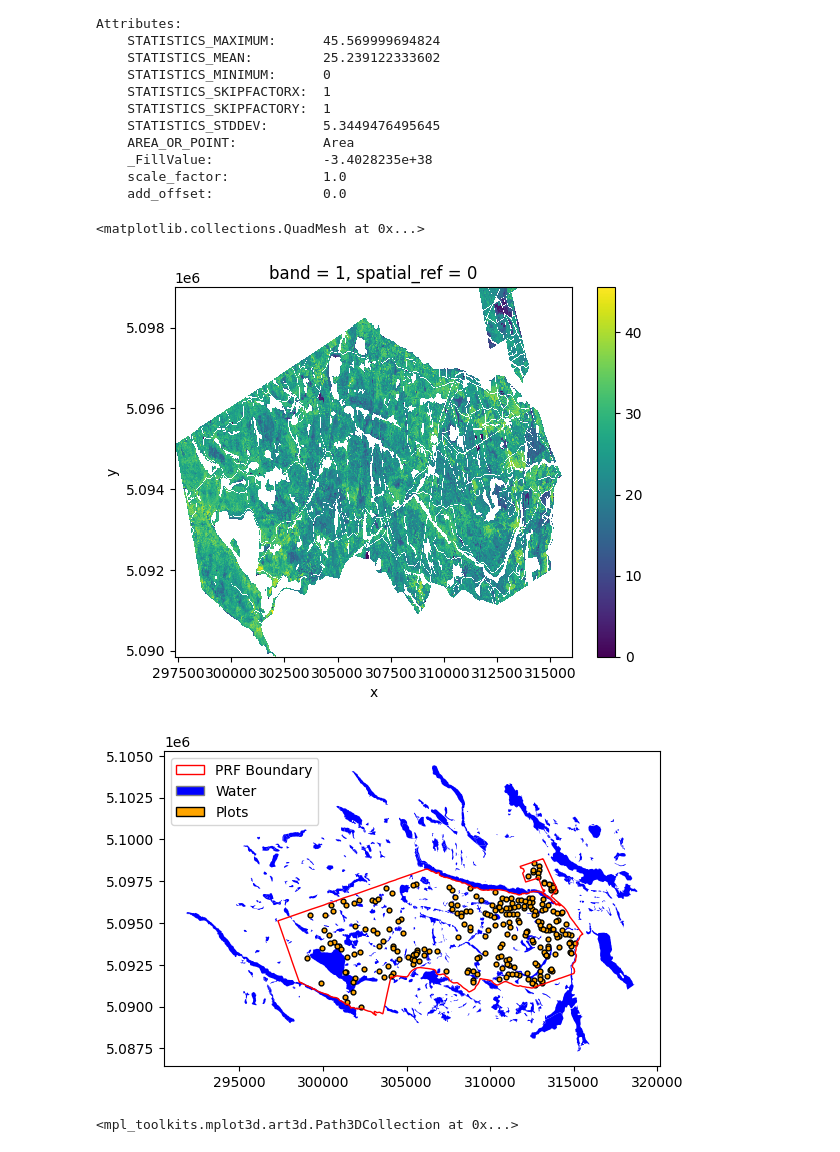
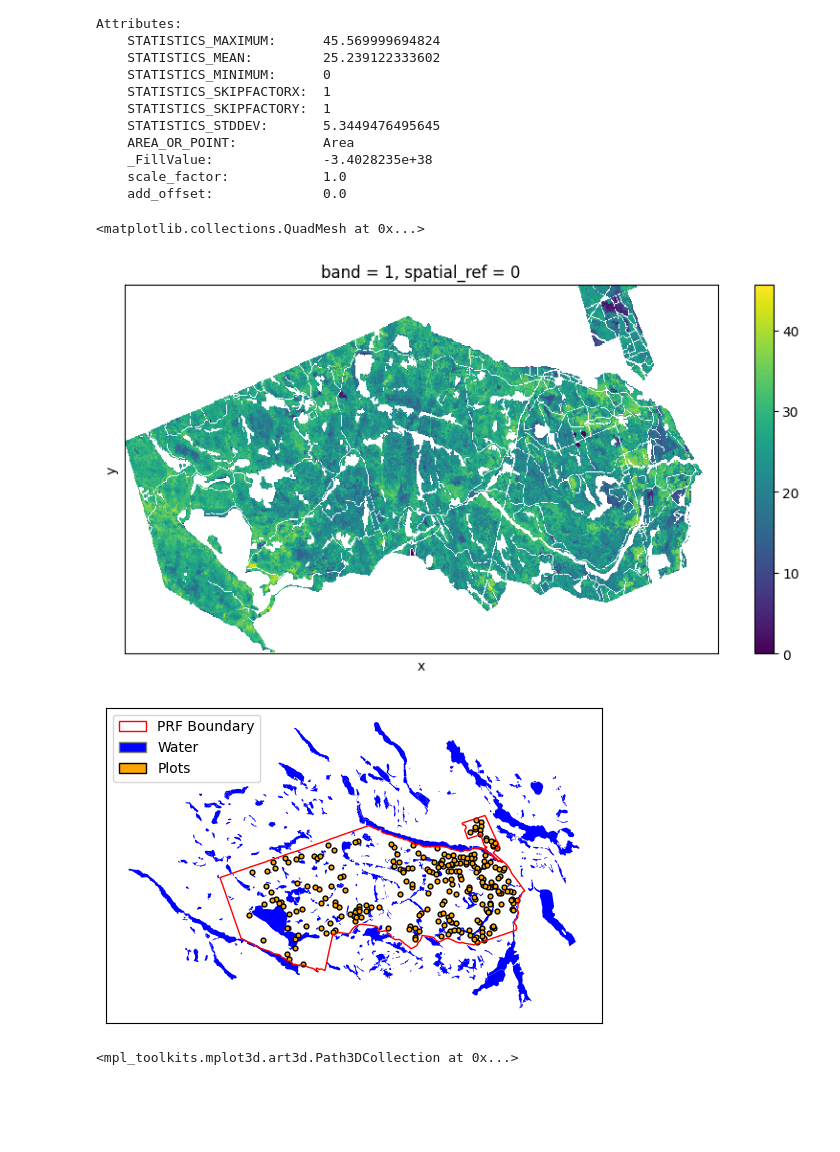
Before and after one commit to subornaa/Data-Analytics-Tutorials, a Jupyter notebook: Geospatial_Data_Tutorials.ipynb, the cells around one changed output. Saved outputs shown, nothing was run; the diff lists cells and outputs as text; code cells hidden in the pictures; blank space fills up the shorter version.

```diff
--- a/Geospatial_Data_Tutorials.ipynb
+++ b/Geospatial_Data_Tutorials.ipynb
@@ -146,10 +134,15 @@ Attributes:
     add_offset:              0.0
 # %%
 # Raster data: Visualize the LiDAR-derived 99th height percentile of the PRF
-p99.plot()
+fig, ax = plt.subplots(figsize=(10, 5))
+
+ax.set_xticks([])
+ax.set_yticks([])
+
+p99.plot(ax=ax)
 # %% [output]
 <matplotlib.collections.QuadMesh at 0x...>
-[figure, old version]
+[figure, new version]
 # %%
 # Vector data: Visualize the plots and PRF boundary
 
@@ -161,18 +154,18 @@ ax = water_gdf.plot(color = 'blue')
 plots_gdf.plot(ax = ax, facecolor='orange', edgecolor='black', markersize=12)
 boundary_gdf.plot(ax = ax, facecolor = 'none', edgecolor = 'red')
 
-# Add legend
-from matplotlib.patches import Patch
-
 legend_items = [Patch(facecolor='none', edgecolor='r', label='PRF Boundary'),
                 Patch(facecolor='blue', edgecolor='grey', label='Water'),
                 Patch(facecolor='orange', edgecolor='black', label='Plots')]
 
 ax.legend(handles=legend_items, loc='upper left')
+ax.set_xticks([])
+ax.set_yticks([])
+
 
 plt.show()
 # %% [output]
-[figure, old version]
+[figure, new version]
 # %%
 # Point Cloud (3D - LiDAR data)
 
```
Also changed, not shown: parts of 8 cells of this notebook.
